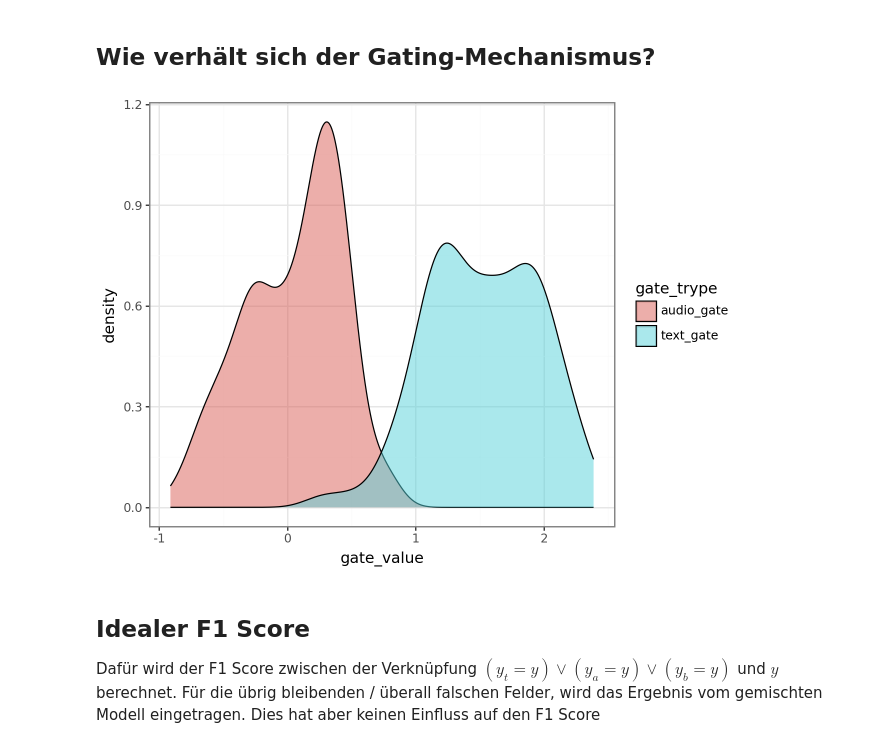
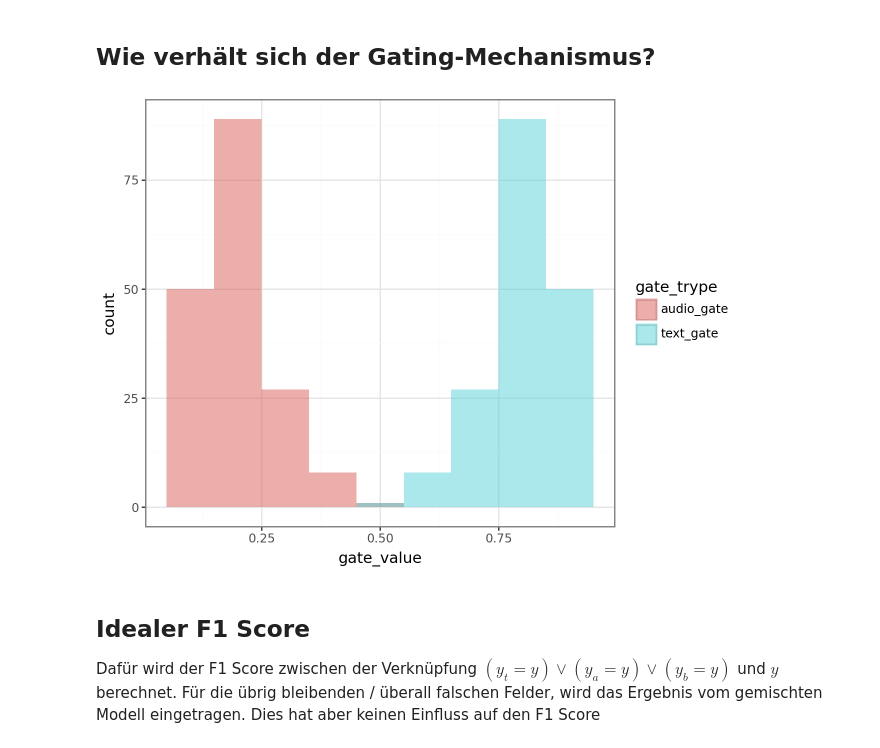
Before and after one commit to HenFo/Masterarbeit, a Jupyter notebook: analysis/mm_models/fusion.ipynb, the cells around one changed output. Drawn from its saved outputs; the diff is of its cells as text; code cells hidden in the pictures.

```diff
--- a/analysis/mm_models/fusion.ipynb
+++ b/analysis/mm_models/fusion.ipynb
@@ -177,15 +119,15 @@ Daraus lässt sich in Bezug auf die zusätzliche Modalität folgern:
 # %%
 from plotnine import geom_density, geom_histogram, theme_bw
 
 (
     ggplot(audio_only_correct.melt(value_vars=["text_gate", "audio_gate"], var_name="gate_trype", value_name="gate_value"), aes(x="gate_value", fill="gate_trype")) +
-    geom_density(alpha=0.5) +
-    # geom_histogram(binwidth=0.1, alpha=0.5, position="identity") +
+    # geom_density(alpha=0.5) +
+    geom_histogram(binwidth=0.1, alpha=0.5, position="identity") +
     # xlim(0, 1) +
     theme_bw()
 )
 # %% [output]
-[figure, old version]
+[figure, new version]
 # %% [markdown]
 ## Idealer F1 Score
 Dafür wird der F1 Score zwischen der Verknüpfung $(y_t = y) \vee (y_a = y) \vee (y_b = y)$ und $y$ berechnet.
```
Also changed, not shown: parts of 9 cells of this notebook, 3 other files.
